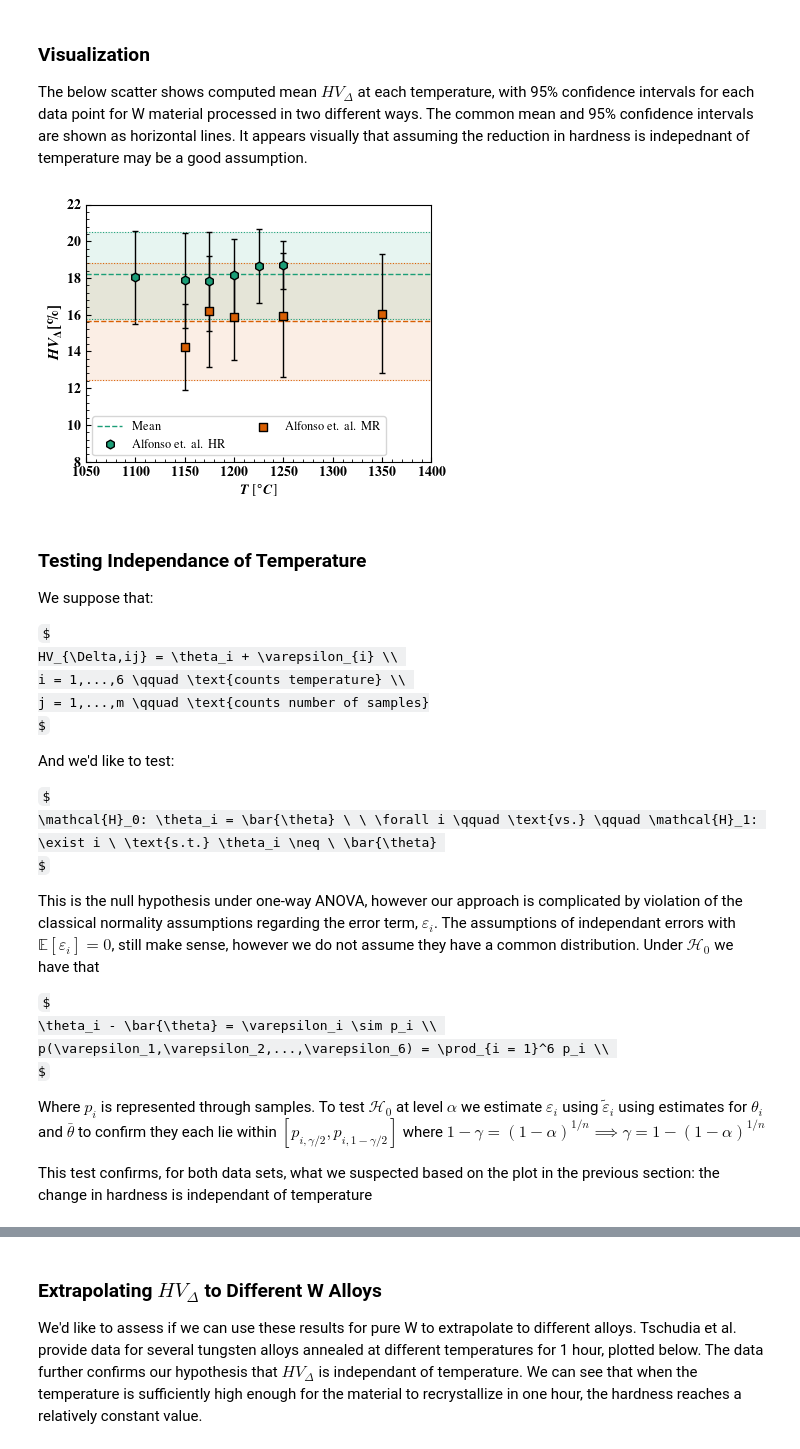
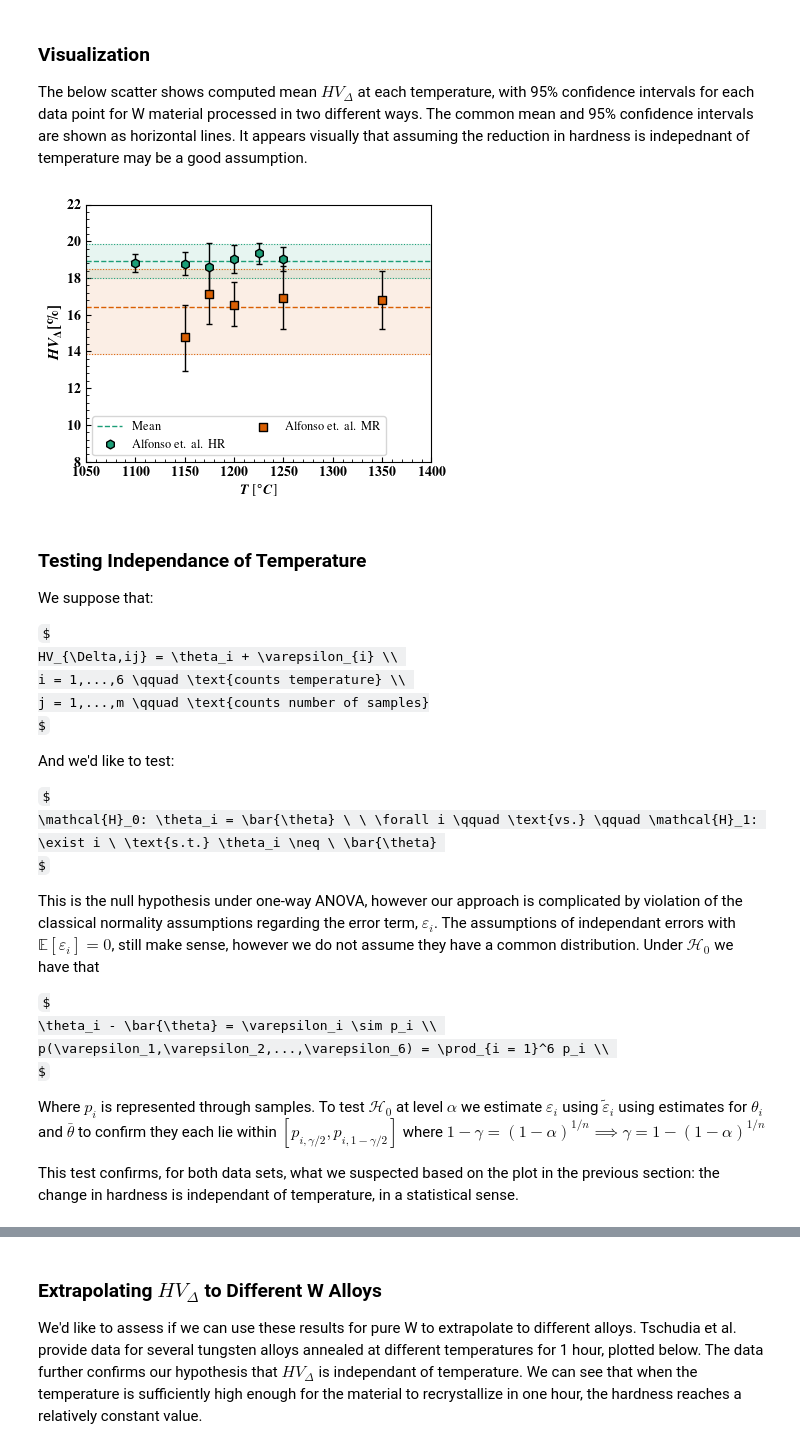
Before and after one commit to ml-ME-gatech/modeling_tungsten, a Jupyter notebook: recrystallization/hardness_rx_model.ipynb, the cells around one changed output, grey strips where cells are left out. Drawn from its saved outputs; the diff is of its cells as text; code cells hidden in the pictures; some formulas as TeX source.

```diff
--- a/recrystallization/hardness_rx_model.ipynb
+++ b/recrystallization/hardness_rx_model.ipynb
@@ -130,8 +151,7 @@ def extract_hardness_data(data: pd.DataFrame,
     # Extract the data for the initial and recrystallized states
     # for each temperature
     temps = data['temperature'].unique()
-    rx_data = []
-    init_data = []
+    init_data,rx_data = [], []
     for t in temps:
         df = data.loc[data['temperature'] == t]
         with warnings.catch_warnings(action = 'ignore'):
@@ -145,16 +165,14 @@ def extract_hardness_data(data: pd.DataFrame,
 
         i -=1
 
-        rx_df = df.iloc[i:]
-        rx_mean = rx_df['HV'].mean()
-        rx_av = np.mean(rx_df['std']**2)
-        rx_va = 1/(rx_df.shape[0] - 1)*np.sum((rx_df['HV'].to_numpy() - rx_mean)**2)
-
-        rx_data.append([[rx_mean,(rx_av + rx_va)**0.5,rx_df.shape[0]]])
+        rx_df = df.iloc[i:].loc[:,['HV','std']]
+        index = np.argmin(rx_df['HV'].to_numpy())
+        rx_data.append(rx_df.iloc[index][['HV','std']].to_numpy()[np.newaxis,:])
         init_data.append(df.iloc[0][['HV','std']].to_numpy()[np.newaxis,:])
 
     init_df = pd.DataFrame(np.concatenate(init_data,axis = 0),index = temps,columns = ['HV','std'])
-    rx_df = pd.DataFrame(np.concatenate(rx_data),index = temps,columns = ['HV','std','num_samples'])
+    rx_df = pd.DataFrame(np.concatenate(rx_data,axis = 0),index = temps,columns = ['HV','std'])
+
     return init_df,rx_df
 # %% [markdown]
 ### Estimate Reduction in Hardness Value
@@ -296,41 +266,52 @@ for file,marker,color,label in zip(files,['h','s','o'],[0.1,0.2,0.7],labels):
     if i >= 2:
         hv_d = (init_data['HV'] - rx_data['HV'])/init_data['HV']
 
 
         ax.scatter(hv_d.index,hv_d*100,facecolor = plt.get_cmap('Dark2')(color),
                 edgecolor = 'k',s = 40,marker = marker,lw = 0.75,
                 label = label,zorder = 2000)
     else:
 
-        inference = run_inference(init_data,rx_data,rng_key_,num_samples = 100000,num_warmup = 5000,num_chains = 1)
-        sampled_inferences.append(inference)
-        yerr = np.abs(inference.mean_hardness[np.newaxis,:] - inference.confidence_interval(0.05))
 
-        common_mean = inference.mean_hardness.mean()
-        common_ci = hpdi(inference.hardness.flatten(),0.95)
+        hardness_reduction  = get_hardnes_reduction_samples(init_data.loc[:,'HV'].to_numpy(),
+                                                                    init_data.loc[:,'std'].to_numpy(),
+                                                                    20,
+                                                                    rx_data.loc[:,'HV'].to_numpy(),
+                                                                    rx_data.loc[:,'std'].to_numpy(),
+                                                                    20,
+                                                                    100000)
+
+        sampled_inferences.append(hardness_reduction)
+        ci = hdi(hardness_reduction.T,0.95).T
+        mean_hardness = hardness_reduction.mean(axis = 0)
+
+        yerr = np.abs(mean_hardness[np.newaxis,:] - ci)
+
+        common_mean = mean_hardness.mean()
+        common_ci = hdi(hardness_reduction.flatten()[np.newaxis,:],0.95).squeeze()
 
         ax.axhline(common_mean*100,color = plt.get_cmap('Dark2')(color),ls = '--',lw = 1.0,
                    label = f'Mean' if i == 0 else None)
         ax.axhline(common_ci[0]*100,color = plt.get_cmap('Dark2')(color),ls = ':',lw = 0.75)
         ax.axhline(common_ci[1]*100,color = plt.get_cmap('Dark2')(color),ls = ':',lw = 0.75)
         ax.fill_between(np.linspace(1050,1500),common_ci[0]*100,common_ci[1]*100,
                         color = plt.get_cmap('Dark2')(color),alpha = 0.1)
 
-        ax.errorbar(init_data.index,inference.mean_hardness*100,yerr = yerr*100,
+        ax.errorbar(init_data.index,mean_hardness*100,yerr = yerr*100,
                     fmt = 'none',ecolor = 'k',capsize = 2,lw = 1.0)
-        ax.scatter(init_data.index,inference.mean_hardness*100,facecolor = plt.get_cmap('Dark2')(color),
+        ax.scatter(init_data.index,mean_hardness*100,facecolor = plt.get_cmap('Dark2')(color),
                 edgecolor = 'k',s = 40,marker = marker,lw = 1.0,
                 label = label,zorder = 2000)
     i+=1
 
 
 ax.legend(fontsize = 9,ncols = 2)
 ax.set_ylim(8,22)
 ax.set_xlim(1050,1400)
 fig.tight_layout(pad = 0.1)
 fig.savefig('images/hardness_reduction.svg')
 # %% [output]
-[figure, old version]
+[figure, new version]
 # %% [markdown]
 ### Testing Independance of Temperature
 
@@ -357,7 +338,7 @@ $
 
 Where $p_{i}$ is represented through samples. To test $\mathcal{H}_0$ at level $\alpha$ we estimate $\varepsilon_i$ using $\tilde{\varepsilon}_i$ using estimates for $\theta_i$ and $\bar{\theta}$ to confirm they each lie within $[p_{i,\gamma/2},p_{i,1 - \gamma/2}]$ where $1- \gamma = (1 - \alpha)^{1/n} \implies \gamma = 1 - (1 - \alpha)^{1/n}$
 
-This test confirms, for both data sets, what we suspected based on the plot in the previous section: the change in hardness is independant of temperature
+This test confirms, for both data sets, what we suspected based on the plot in the previous section: the change in hardness is independant of temperature, in a statistical sense.
 # %%
 alpha = 0.05
 
```
Also changed, not shown: parts of 11 cells of this notebook, 17 other files.
